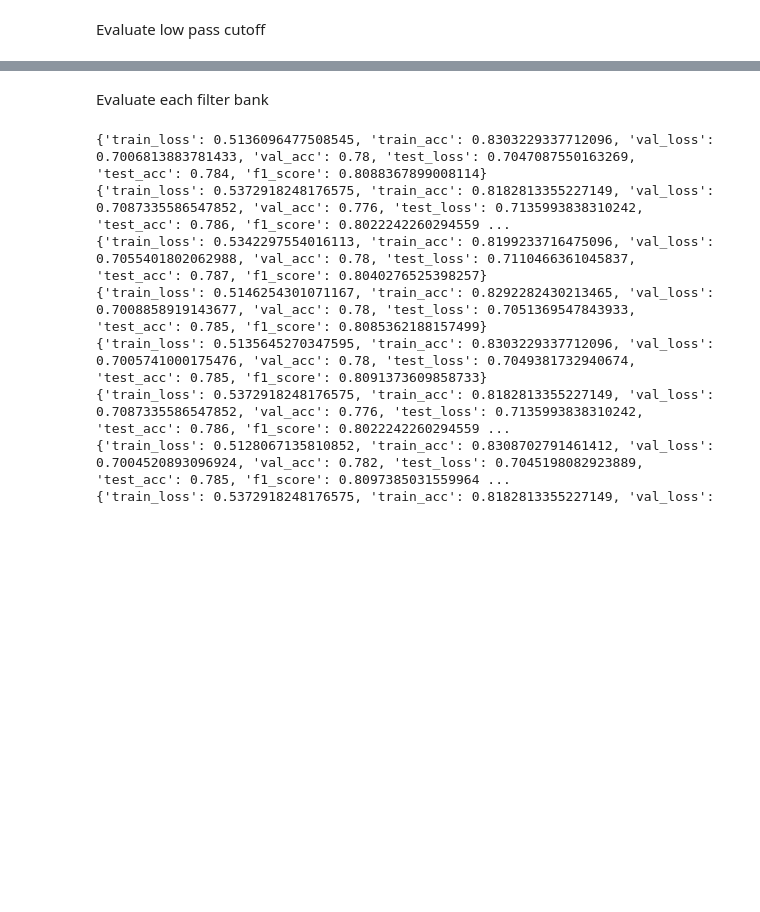
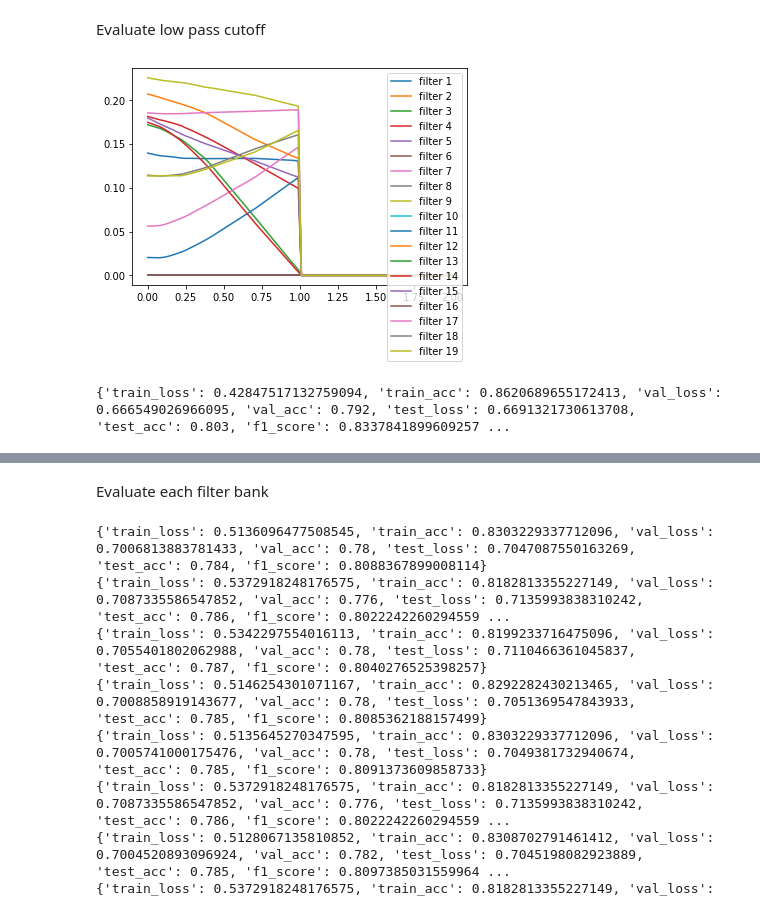
Before and after one commit to seanli3/asgat, a Jupyter notebook: citation/citeseer_frequency_analysis.ipynb, the cells around one changed output, grey strips where cells are left out. Cells and saved outputs as stored; diff of their text form; code cells hidden in the pictures; blank space fills up the shorter version.

```diff
--- a/citation/citeseer_frequency_analysis.ipynb
+++ b/citation/citeseer_frequency_analysis.ipynb
@@ -153,17 +213,31 @@ Define kernel to cut frequency bands abruptly
 # %%
 # Cut frequency bands abruptly
 class CutOff(nn.Module):
-    def __init__(self, min = 0, max = 2):
-        self.min = min
-        self.max = max
+    def __init__(self, kernel, min_val = 0, max_val = 2):
         super(CutOff, self).__init__()
+        self.min = min_val
+        self.max = max_val
+        self.kernel = kernel
 
     def reset_parameters(self):
         pass
 
     def forward(self, x):
-        h = torch.where(x.view(-1,1).repeat(1, heads) < self.min, torch.zeros(x.shape[0], heads), filter_kernel(x).detach())
+        h = torch.where(x.view(-1,1).repeat(1, heads) < self.min, torch.zeros(x.shape[0], heads), self.kernel(x))
         h = torch.where(x.view(-1,1).repeat(1, heads) > self.max, torch.zeros(x.shape[0], heads), h)
         return h
 # %% [markdown]
 Evaluate low pass cutoff
+# %%
+threshold = 1
+model.analysis.filter_kernel = CutOff(max_val=threshold, kernel=filter_kernel)
+model.analysis.filter._kernel = CutOff(max_val=threshold, kernel=filter_kernel)
+plot_filter_banks(kernel=model.analysis.filter_kernel)
+print(evaluate(model, dataset[0]))
+
+low_pass_correct_indices = get_correctly_predicted_node_idx(model, 'test')
+with torch.no_grad():
+    _, low_att1, low_att2 = model(dataset[0])
+# %% [output]
+[figure, added]
+{'train_loss': 0.42847517132759094, 'train_acc': 0.8620689655172413, 'val_loss': 0.666549026966095, 'val_acc': 0.792, 'test_loss': 0.6691321730613708, 'test_acc': 0.803, 'f1_score': 0.8337841899609257 ...
```
Also changed, not shown: parts of 42 cells of this notebook.
